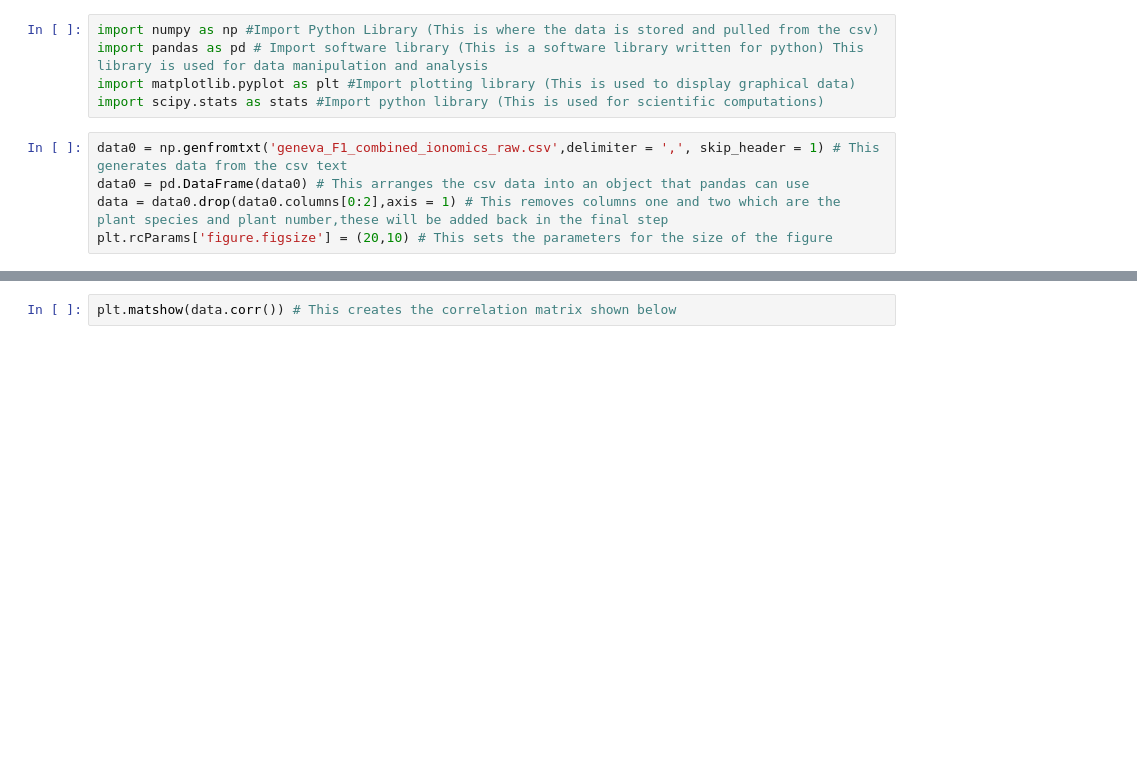
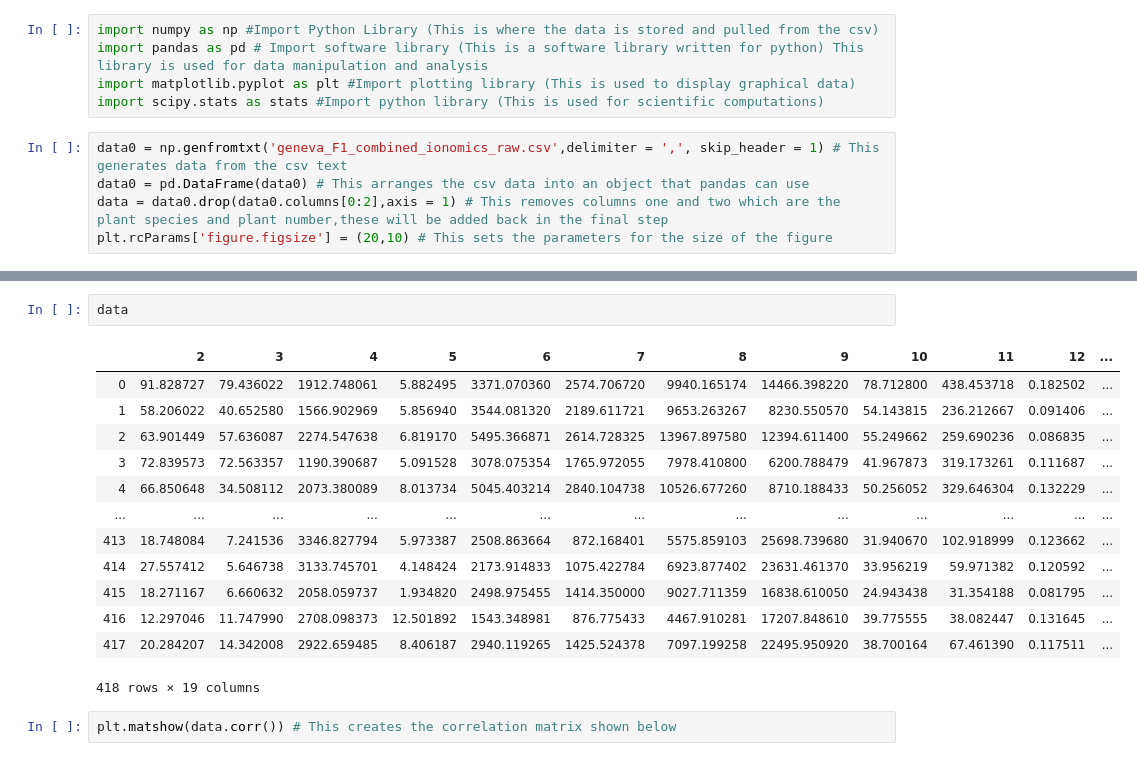
Before and after one commit to Kovacs-Lab/Aim-3, a Jupyter notebook: Ionomics/Boxplots/Raw_IonStats_Y.ipynb, the cells around one changed output, grey strips where cells are left out. Saved outputs shown, nothing was run; the diff lists cells and outputs as text; blank space fills up the shorter version.

```diff
--- a/Ionomics/Boxplots/Raw_IonStats_Y.ipynb
+++ b/Ionomics/Boxplots/Raw_IonStats_Y.ipynb
@@ -19,3 +17,19 @@ plt.matshow(data,fignum =1) # This shows the graphic of the heatmap
+# %%
+data
+# %% [output]
+|  | 2 | 3 | 4 | 5 | 6 | 7 | 8 | 9 | 10 | 11 | 12 | ... |
+| 0 | 91.828727 | 79.436022 | 1912.748061 | 5.882495 | 3371.070360 | 2574.706720 | 9940.165174 | 14466.398220 | 78.712800 | 438.453718 | 0.182502 | ... |
+| 1 | 58.206022 | 40.652580 | 1566.902969 | 5.856940 | 3544.081320 | 2189.611721 | 9653.263267 | 8230.550570 | 54.143815 | 236.212667 | 0.091406 | ... |
+| 2 | 63.901449 | 57.636087 | 2274.547638 | 6.819170 | 5495.366871 | 2614.728325 | 13967.897580 | 12394.611400 | 55.249662 | 259.690236 | 0.086835 | ... |
+| 3 | 72.839573 | 72.563357 | 1190.390687 | 5.091528 | 3078.075354 | 1765.972055 | 7978.410800 | 6200.788479 | 41.967873 | 319.173261 | 0.111687 | ... |
+| 4 | 66.850648 | 34.508112 | 2073.380089 | 8.013734 | 5045.403214 | 2840.104738 | 10526.677260 | 8710.188433 | 50.256052 | 329.646304 | 0.132229 | ... |
+| ... | ... | ... | ... | ... | ... | ... | ... | ... | ... | ... | ... | ... |
+| 413 | 18.748084 | 7.241536 | 3346.827794 | 5.973387 | 2508.863664 | 872.168401 | 5575.859103 | 25698.739680 | 31.940670 | 102.918999 | 0.123662 | ... |
+| 414 | 27.557412 | 5.646738 | 3133.745701 | 4.148424 | 2173.914833 | 1075.422784 | 6923.877402 | 23631.461370 | 33.956219 | 59.971382 | 0.120592 | ... |
+| 415 | 18.271167 | 6.660632 | 2058.059737 | 1.934820 | 2498.975455 | 1414.350000 | 9027.711359 | 16838.610050 | 24.943438 | 31.354188 | 0.081795 | ... |
+| 416 | 12.297046 | 11.747990 | 2708.098373 | 12.501892 | 1543.348981 | 876.775433 | 4467.910281 | 17207.848610 | 39.775555 | 38.082447 | 0.131645 | ... |
+| 417 | 20.284207 | 14.342008 | 2922.659485 | 8.406187 | 2940.119265 | 1425.524378 | 7097.199258 | 22495.950920 | 38.700164 | 67.461390 | 0.117511 | ... |
+418 rows × 19 columns
 # %%
 plt.matshow(data.corr()) # This creates the correlation matrix shown below
 # %% [output]
```
Also changed, not shown: parts of 5 cells of this notebook, 4 other files.
